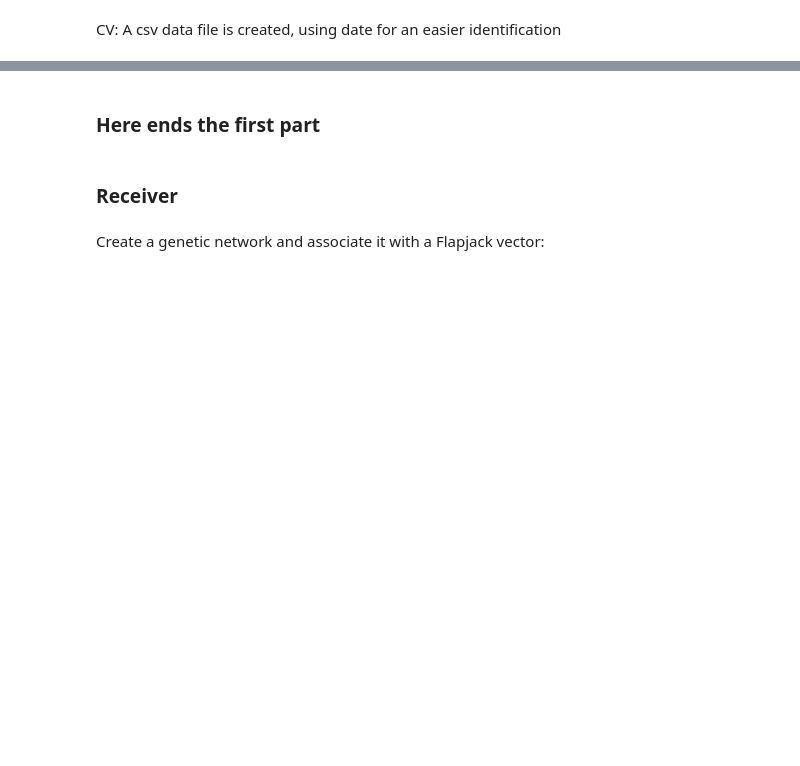
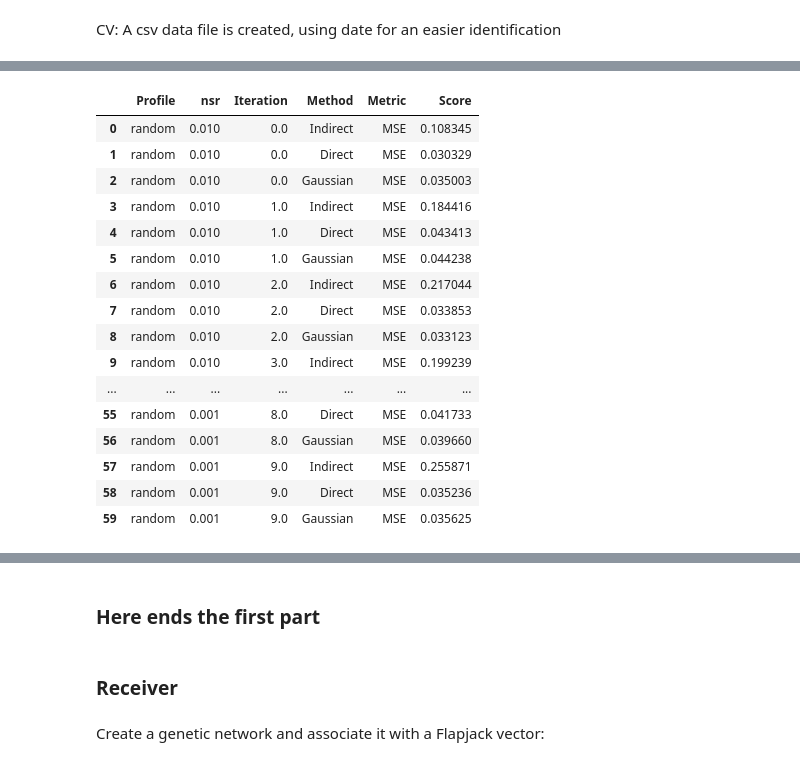
Before and after one commit to RudgeLab/LOICA, a Jupyter notebook: notebooks/Characterization_automation.ipynb, the cells around one changed output, grey strips where cells are left out. Saved outputs shown, nothing was run; the diff lists cells and outputs as text; code cells hidden in the pictures; blank space fills up the shorter version.

```diff
--- a/notebooks/Characterization_automation.ipynb
+++ b/notebooks/Characterization_automation.ipynb
@@ -375,3 +470,0 @@ df_characterization
-# %%
-df_plot = df_characterization[df_characterization['Profile']=='random',
-                              df_characterization['nsr']==0.01 ]
@@ -377,0 +473,20 @@ df_plot = df_characterization[df_characterization['Profile']=='random',
+# %%
+df_plot
+# %% [output]
+|  | Profile | nsr | Iteration | Method | Metric | Score |
+| 0 | random | 0.010 | 0.0 | Indirect | MSE | 0.108345 |
+| 1 | random | 0.010 | 0.0 | Direct | MSE | 0.030329 |
+| 2 | random | 0.010 | 0.0 | Gaussian | MSE | 0.035003 |
+| 3 | random | 0.010 | 1.0 | Indirect | MSE | 0.184416 |
+| 4 | random | 0.010 | 1.0 | Direct | MSE | 0.043413 |
+| 5 | random | 0.010 | 1.0 | Gaussian | MSE | 0.044238 |
+| 6 | random | 0.010 | 2.0 | Indirect | MSE | 0.217044 |
+| 7 | random | 0.010 | 2.0 | Direct | MSE | 0.033853 |
+| 8 | random | 0.010 | 2.0 | Gaussian | MSE | 0.033123 |
+| 9 | random | 0.010 | 3.0 | Indirect | MSE | 0.199239 |
+| ... | ... | ... | ... | ... | ... | ... |
+| 55 | random | 0.001 | 8.0 | Direct | MSE | 0.041733 |
+| 56 | random | 0.001 | 8.0 | Gaussian | MSE | 0.039660 |
+| 57 | random | 0.001 | 9.0 | Indirect | MSE | 0.255871 |
+| 58 | random | 0.001 | 9.0 | Direct | MSE | 0.035236 |
+| 59 | random | 0.001 | 9.0 | Gaussian | MSE | 0.035625 |
```
Also changed, not shown: parts of 27 cells of this notebook, 1 other file.
